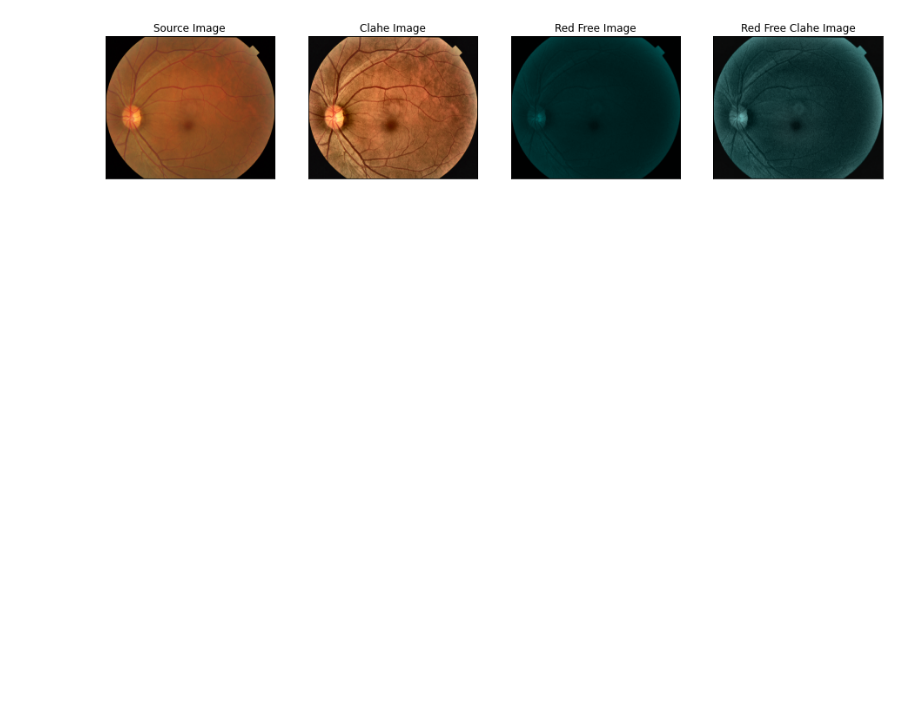
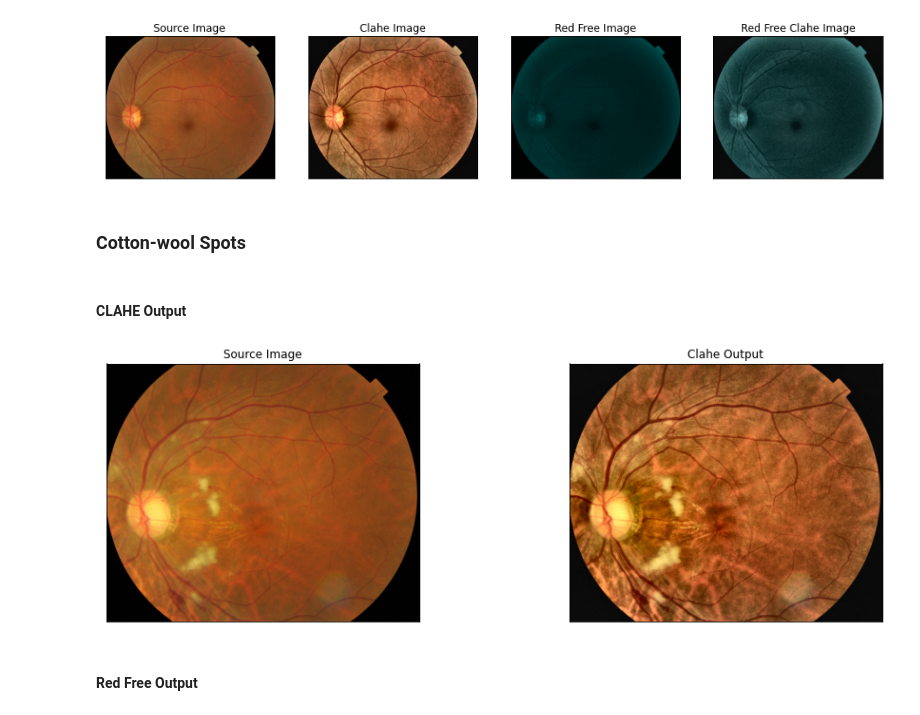
Before and after one commit to CostaDiego/image-enhancement, a Jupyter notebook: ImageEnhancement.ipynb, the cells around one changed output. Saved outputs shown, nothing was run; the diff lists cells and outputs as text; code cells hidden in the pictures; blank space fills up the shorter version.

Commit message:
Add notes to notebook and cotton-wool spots image as example

```diff
--- a/ImageEnhancement.ipynb
+++ b/ImageEnhancement.ipynb
@@ -13,7 +19,8 @@ import numpy as np
 #Define some constants
 CLAHE_CLIP_LIMIT = 3.0
 CLAHE_TILE_GRID_SIZE = (8,8)
-IMG_PATH = 'backend/dataSample/demoImage.JPG'
+NORMAL_IMG_PATH = 'imgs/raw/normal.jpg'
+COTTON_WOOL_IMG_PATH = 'imgs/raw/cotton-wool.jpg'
 # %%
 def applyCLAHE(image, clipLimit=CLAHE_CLIP_LIMIT, tileGridSize=CLAHE_TILE_GRID_SIZE):
 
@@ -87,3 +106,19 @@ visualize(
     Red_Free_CLAHE_Image = imgRedFreeCLAHEGB)
 # %% [output]
 [figure]
+# %% [markdown]
+### Cotton-wool Spots
+# %%
+imgCW = cv2.imread(COTTON_WOOL_IMG_PATH)
+imgCW_RGB = cv2.cvtColor(imgCW, cv2.COLOR_BGR2RGB)
+# %% [markdown]
+#### CLAHE Output
+# %%
+imgCWCLAHE = applyCLAHE(imgCW)
+imgCWCLAHE_RGB = cv2.cvtColor(imgCWCLAHE, cv2.COLOR_BGR2RGB)
+# %%
+visualize(Source_Image = imgCW_RGB,CLAHE_Output = imgCWCLAHE_RGB)
+# %% [output]
+[figure, added]
+# %% [markdown]
+#### Red Free Output
```
Also changed, not shown: parts of 21 cells of this notebook.
